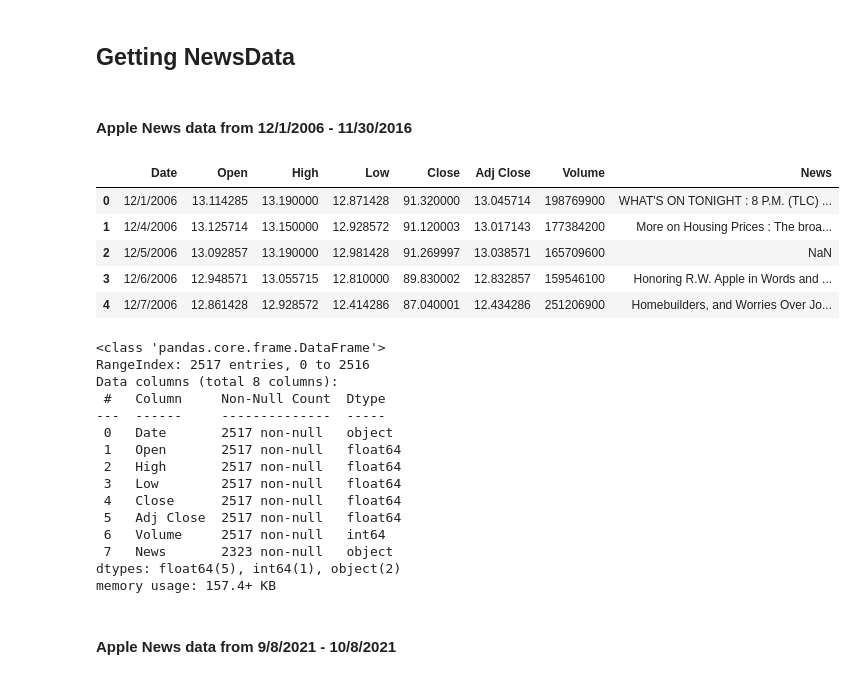
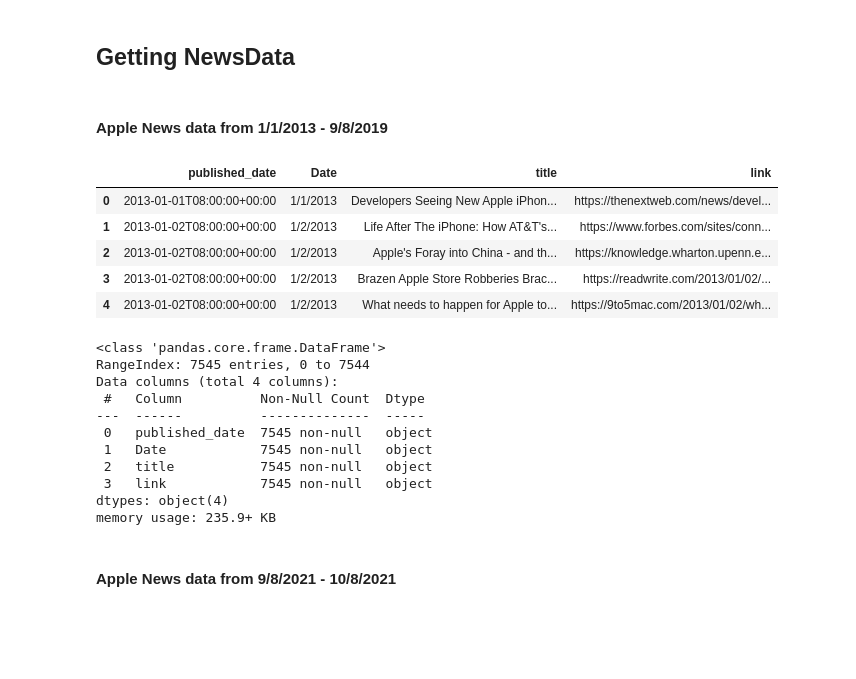
Before and after one commit to Hendyley/SC1015_Mini_Project, a Jupyter notebook: H/MiniProject.ipynb, the cells around one changed output. Cells and saved outputs as stored; diff of their text form; code cells hidden in the pictures; blank space fills up the shorter version.

```diff
--- a/H/MiniProject.ipynb
+++ b/H/MiniProject.ipynb
@@ -148,35 +130,31 @@ import pandas as pd
 
 from pathlib import Path
 # %% [markdown]
-#### Apple News data from 12/1/2006 - 11/30/2016
+#### Apple News data from 1/1/2013 - 9/8/2019
 # %%
-AppleNews = pd.read_csv('AppleNewsStock.csv/AppleNewsStock.csv')
-AppleNews.head()
+News_Train = pd.read_csv('AppleNewsStock.csv/APPLNEWS_TRAIN.csv')
+News_Train.head()
 # %% [output]
-|  | Date | Open | High | Low | Close | Adj Close | Volume | News |
-| 0 | 12/1/2006 | 13.114285 | 13.190000 | 12.871428 | 91.320000 | 13.045714 | 198769900 | WHAT'S ON TONIGHT : 8 P.M. (TLC) ... |
-| 1 | 12/4/2006 | 13.125714 | 13.150000 | 12.928572 | 91.120003 | 13.017143 | 177384200 | More on Housing Prices : The broa... |
-| 2 | 12/5/2006 | 13.092857 | 13.190000 | 12.981428 | 91.269997 | 13.038571 | 165709600 | NaN |
-| 3 | 12/6/2006 | 12.948571 | 13.055715 | 12.810000 | 89.830002 | 12.832857 | 159546100 | Honoring R.W. Apple in Words and ... |
-| 4 | 12/7/2006 | 12.861428 | 12.928572 | 12.414286 | 87.040001 | 12.434286 | 251206900 | Homebuilders, and Worries Over Jo... |
+|  | published_date | Date | title | link |
+| 0 | 2013-01-01T08:00:00+00:00 | 1/1/2013 | Developers Seeing New Apple iPhon... | https://thenextweb.com/news/devel... |
+| 1 | 2013-01-02T08:00:00+00:00 | 1/2/2013 | Life After The iPhone: How AT&T's... | https://www.forbes.com/sites/conn... |
+| 2 | 2013-01-02T08:00:00+00:00 | 1/2/2013 | Apple's Foray into China - and th... | https://knowledge.wharton.upenn.e... |
+| 3 | 2013-01-02T08:00:00+00:00 | 1/2/2013 | Brazen Apple Store Robberies Brac... | https://readwrite.com/2013/01/02/... |
+| 4 | 2013-01-02T08:00:00+00:00 | 1/2/2013 | What needs to happen for Apple to... | https://9to5mac.com/2013/01/02/wh... |
 # %%
-AppleNews.info()
+News_Train.info()
 # %% [output]
 <class 'pandas.core.frame.DataFrame'>
-RangeIndex: 2517 entries, 0 to 2516
-Data columns (total 8 columns):
- #   Column     Non-Null Count  Dtype
----  ------     --------------  -----
- 0   Date       2517 non-null   object
- 1   Open       2517 non-null   float64
- 2   High       2517 non-null   float64
- 3   Low        2517 non-null   float64
- 4   Close      2517 non-null   float64
- 5   Adj Close  2517 non-null   float64
- 6   Volume     2517 non-null   int64
- 7   News       2323 non-null   object
-dtypes: float64(5), int64(1), object(2)
-memory usage: 157.4+ KB
+RangeIndex: 7545 entries, 0 to 7544
+Data columns (total 4 columns):
+ #   Column          Non-Null Count  Dtype
+---  ------          --------------  -----
+ 0   published_date  7545 non-null   object
+ 1   Date            7545 non-null   object
+ 2   title           7545 non-null   object
+ 3   link            7545 non-null   object
+dtypes: object(4)
+memory usage: 235.9+ KB
 # %%
 url = "https://google-news1.p.rapidapi.com/search"
 
```
Also changed, not shown: parts of 24 cells of this notebook.
